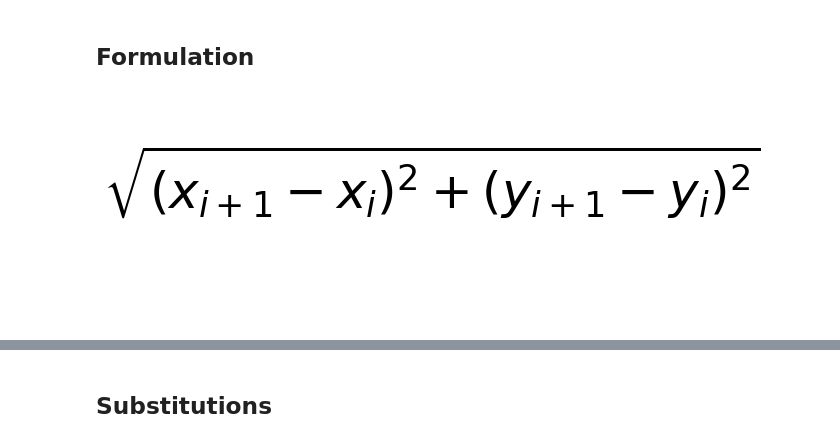
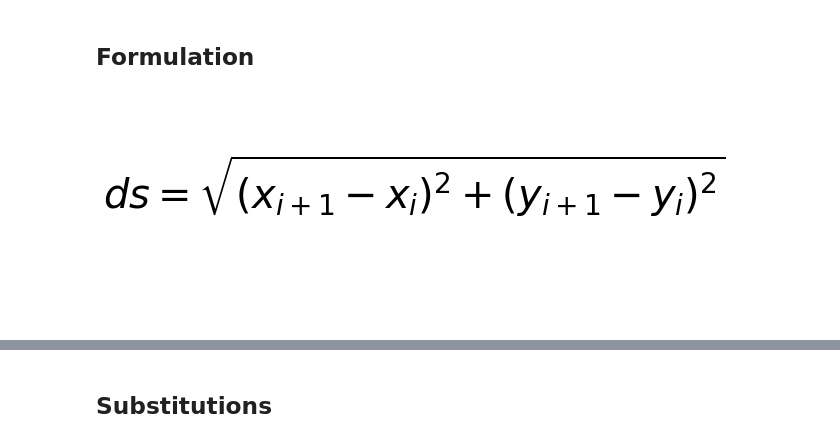
Before and after one commit to giuliovv/trajectory_planning, a Jupyter notebook: trajectory_derivate.ipynb, the cells around one changed output, grey strips where cells are left out. Cells and saved outputs as stored; diff of their text form; code cells hidden in the pictures.

```diff
--- a/trajectory_derivate.ipynb
+++ b/trajectory_derivate.ipynb
@@ -18,11 +18,11 @@ kl = Symbol("k_l")
 i = Symbol("i")
 N = Symbol("N")
 # %%
-def print_latex(text, fontsize=50):
+def print_latex(text, title="", fontsize=40):
   lat = sympy.latex(text)
 
   #add text
-  plt.text(0, 0.5, r"$%s$" % lat, fontsize=fontsize)
+  plt.text(0, 0.5, r"$%s = %s$" % (title, lat), fontsize=fontsize)
 
   # #hide axes
   fig = plt.gca()
@@ -34,8 +34,8 @@ def print_latex(text, fontsize=50):
 import matplotlib.pyplot as plt
 # %%
 ds = sympy.sqrt((x[i+1]-x[i])**2+(y[i+1]-y[i])**2)
-print_latex(ds)
+print_latex(ds, title="ds")
 # %% [output]
-[figure, old version]
+[figure, new version]
 # %%
 Jl = ds**2
```
Also changed, not shown: parts of 7 cells of this notebook.
